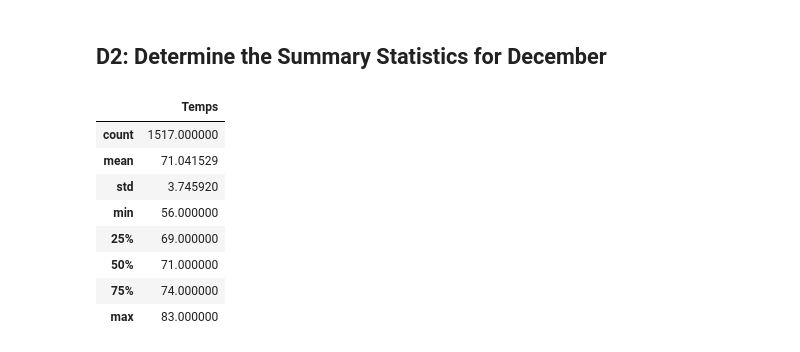
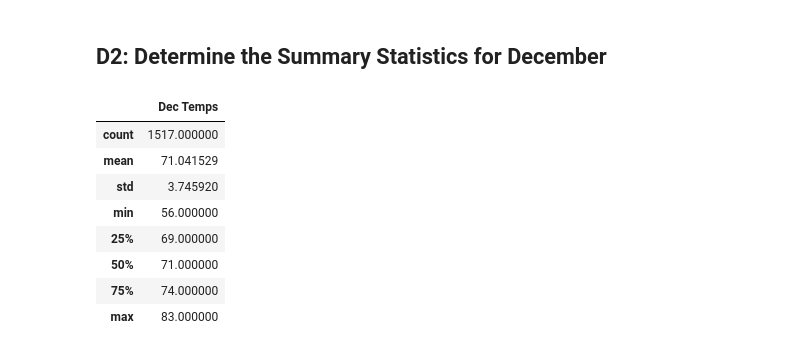
Before and after one commit to ZeroDarkHardy/surfs_up, a Jupyter notebook: SurfsUp_Challenge.ipynb, the cells around one changed output. Saved outputs shown, nothing was run; the diff lists cells and outputs as text; code cells hidden in the pictures.

```diff
--- a/SurfsUp_Challenge.ipynb
+++ b/SurfsUp_Challenge.ipynb
@@ -62,13 +67,13 @@ filter(extract('month', Measurement.date) == 12).all()
 dec = list(dec_temps)
 # %%
 # 8. Create a DataFrame from the list of temperatures for the month of December.
-dec_df = pd.DataFrame(dec, columns=['Date', 'Temps'])
-dec_df.set_index(dec_df['Date'], inplace=True)
+dec_temps_df = pd.DataFrame(dec, columns=['Date', 'Dec Temps'])
+dec_temps_df.set_index(dec_temps_df['Date'], inplace=True)
 # %%
 # 9. Calculate and print out the summary statistics for the Decemeber temperature DataFrame.
-dec_df.describe()
+dec_temps_df.describe()
 # %% [output]
-|  | Temps |
+|  | Dec Temps |
 | count | 1517.000000 |
 | mean | 71.041529 |
 | std | 3.745920 |
```
Also changed, not shown: parts of 13 cells of this notebook, 10 other files.
